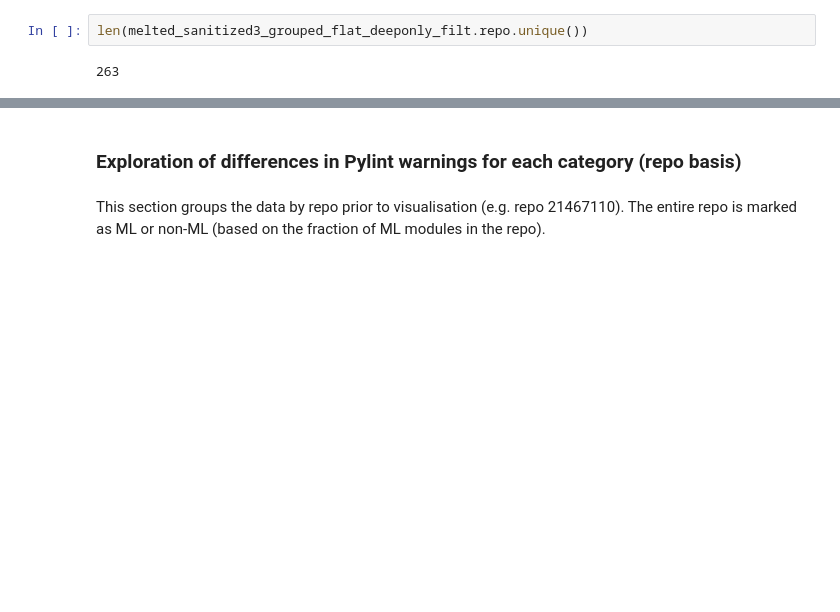
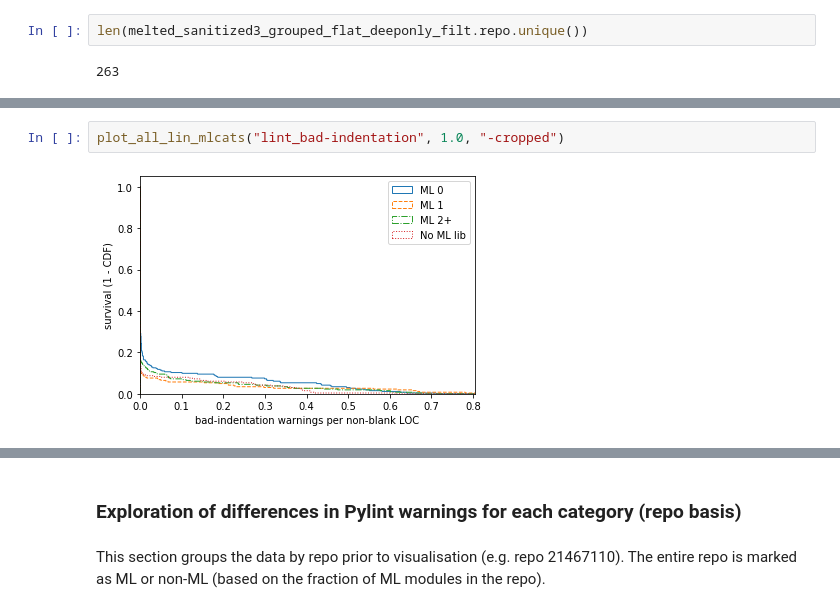
Before and after one commit to a2i2/mining-data-science-repositories, a Jupyter notebook: notebooks/ml-distribution.ipynb, the cells around one changed output, grey strips where cells are left out. Drawn from its saved outputs; the diff is of its cells as text; blank space fills up the shorter version.

```diff
--- a/notebooks/ml-distribution.ipynb
+++ b/notebooks/ml-distribution.ipynb
@@ -814,0 +819,4 @@ plot_all_lin_mlcats("lint_broad-except", 0.01, "-cropped")
+# %%
+plot_all_lin_mlcats("lint_bad-indentation", 1.0, "-cropped")
+# %% [output]
+[figure, added]
```
Also changed, not shown: parts of 8 cells of this notebook.
